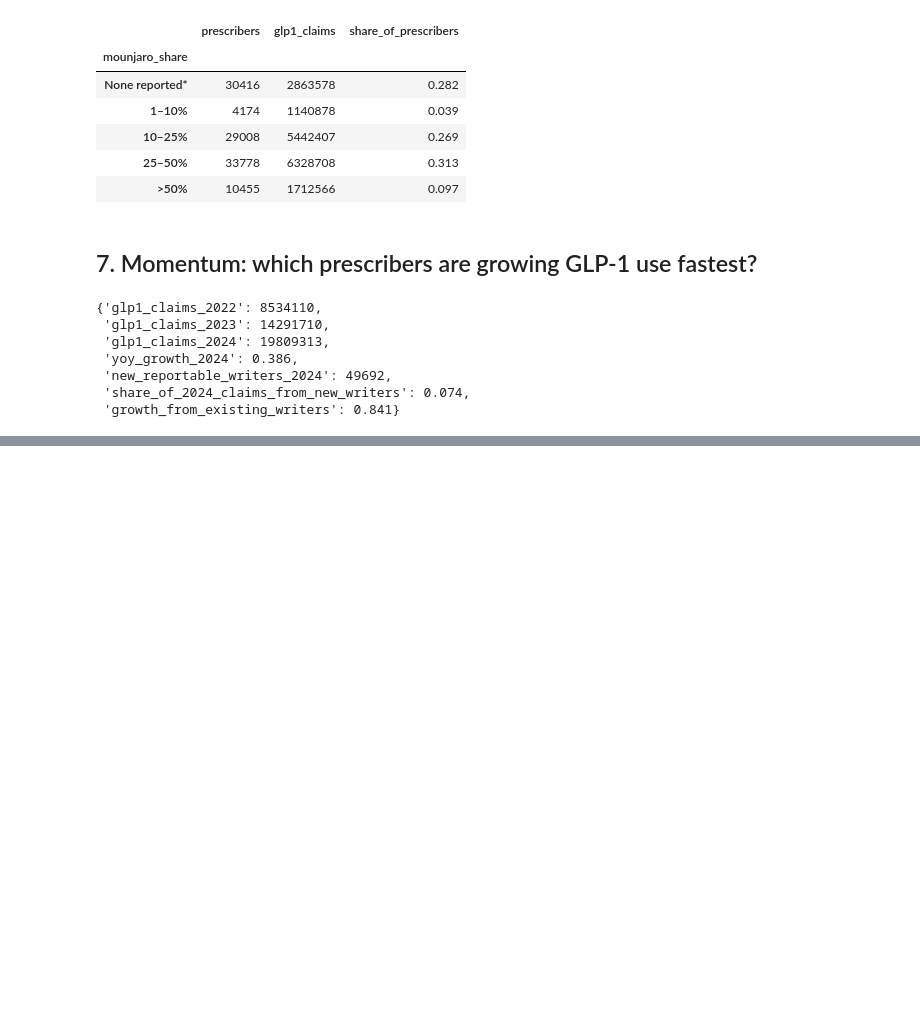
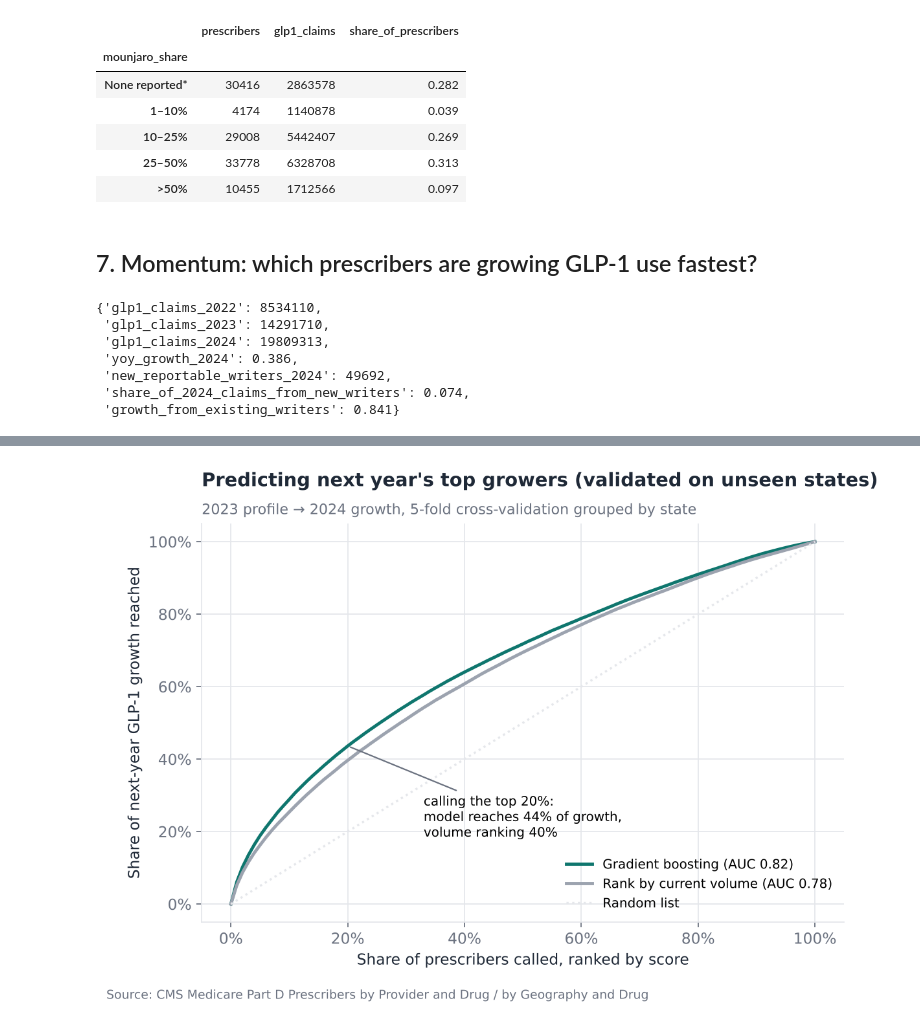
Before and after one commit to Gnanaram23/us-pharma-commercial-analytics, a Jupyter notebook: 01-glp1-market-and-targeting/analysis.ipynb, the cells around one changed output, grey strips where cells are left out. Saved outputs shown, nothing was run; the diff lists cells and outputs as text; code cells hidden in the pictures; blank space fills up the shorter version.

```diff
--- a/01-glp1-market-and-targeting/analysis.ipynb
+++ b/01-glp1-market-and-targeting/analysis.ipynb
@@ -517,0 +638,20 @@ growth_src
+# %%
+fig, ax = plt.subplots(figsize=(8, 5))
+xs = np.linspace(0, 1, 101)
+for name, s, c in [("Gradient boosting", oof, style.ACCENT), ("Rank by current volume", vol, style.NEUTRAL)]:
+    ax.plot(xs, [capture(s, x) if x > 0 else 0 for x in xs], color=c, lw=2.2,
+            label=f"{name} (AUC {ml_eval.loc[name, 'AUC']:.2f})")
+ax.plot([0, 1], [0, 1], color=style.GRID, ls=":", label="Random list")
+c20m, c20v = ml_eval.loc["Gradient boosting", "Top 20% capture"], ml_eval.loc["Rank by current volume", "Top 20% capture"]
+ax.annotate(f"calling the top 20%:\nmodel reaches {c20m:.0%} of growth,\nvolume ranking {c20v:.0%}", (0.2, c20m),
+            xytext=(0.33, c20m - 0.25), fontsize=9, arrowprops=dict(arrowstyle="-", color=style.MUTED))
+style.pct(ax, "x"); style.pct(ax, "y")
+ax.set_xlabel("Share of prescribers called, ranked by score")
+ax.set_ylabel("Share of next-year GLP-1 growth reached")
+ax.set_title("Predicting next year's top growers (validated on unseen states)")
+style.subtitle(ax, "2023 profile → 2024 growth, 5-fold cross-validation grouped by state")
+ax.legend(loc="lower right", fontsize=9)
+style.source(fig, SRC)
+style.save(fig, FIG / "07_ml_growth_capture.png")
+# %% [output]
+[figure, added]
```
Also changed, not shown: parts of 11 cells of this notebook, 34 other files.
